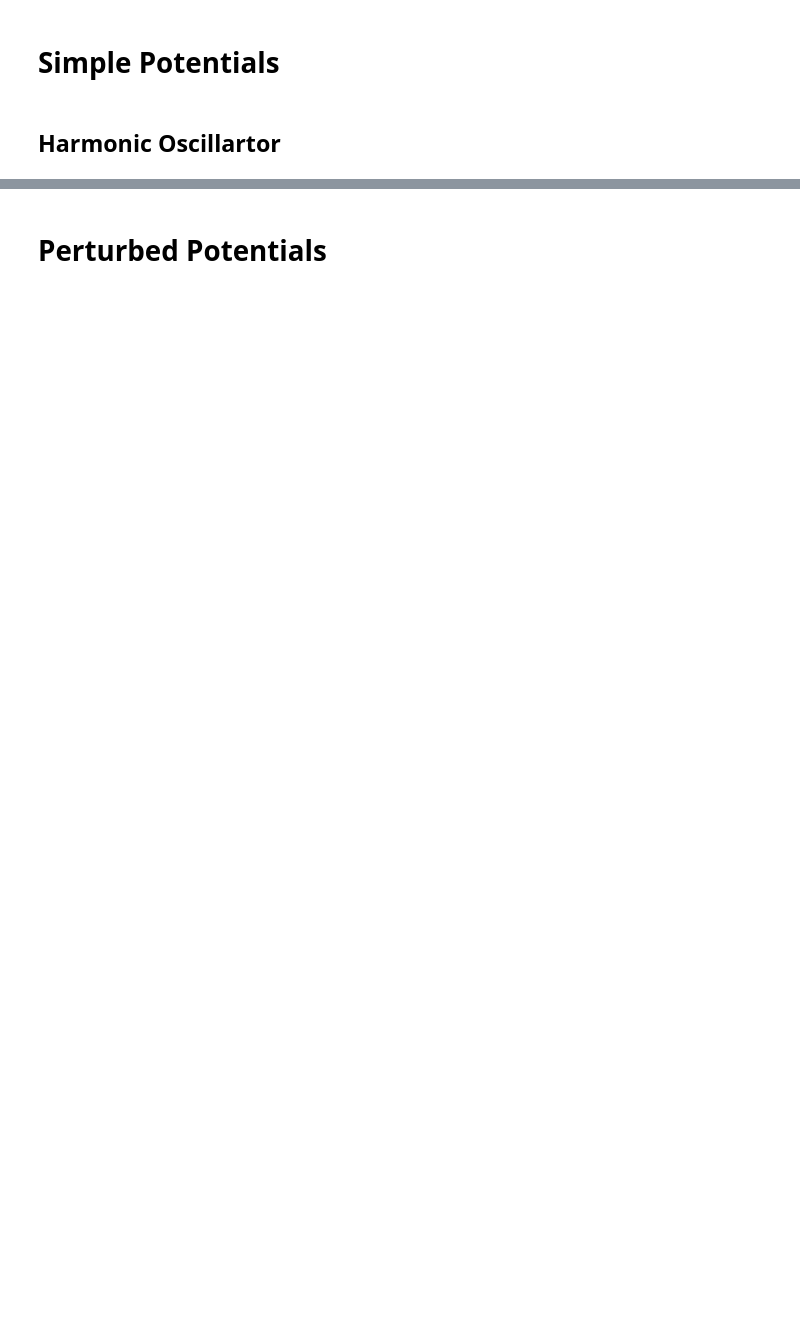
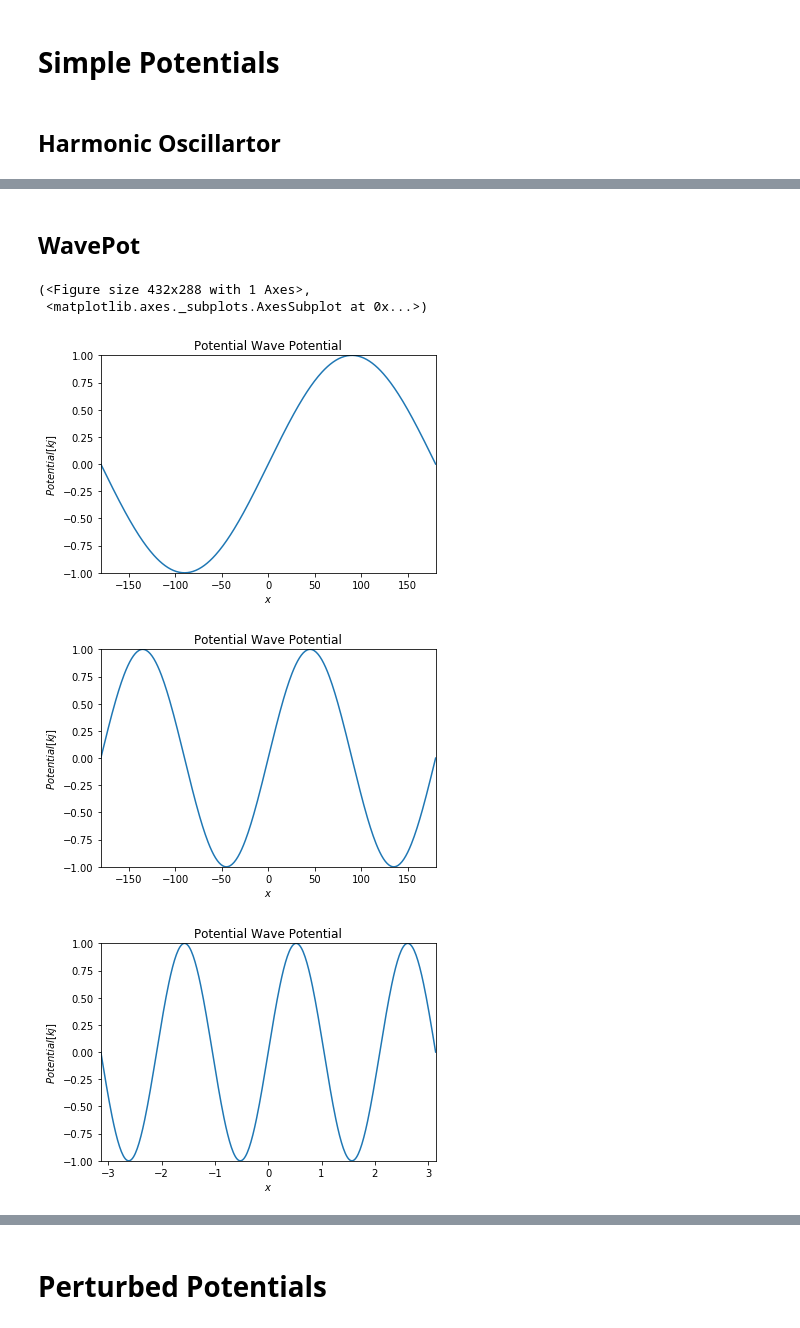
Before and after one commit to dfhahn/ConveyorBelt, a Jupyter notebook: examples/examplePotential1D.ipynb, the cells around one changed output, grey strips where cells are left out. Cells and saved outputs as stored; diff of their text form; code cells hidden in the pictures; blank space fills up the shorter version.

```diff
--- a/examples/examplePotential1D.ipynb
+++ b/examples/examplePotential1D.ipynb
@@ -61,0 +53,22 @@ plt.ylim((-100,100))
+# %% [markdown]
+## WavePot
+# %%
+from src.potential1D import wavePotential
+import math
+wave=wavePotential()
+positions=np.linspace(-180, 180, 360)
+
+plot_1DPotential(potential=wave, positions=positions)
+wave.multiplicity = 2
+plot_1DPotential(potential=wave, positions=positions)
+
+wave.set_radians()
+wave.multiplicity = 3
+positions=np.deg2rad(np.linspace(-180, 180, 360))
+plot_1DPotential(potential=wave, positions=positions)
+# %% [output]
+(<Figure size 432x288 with 1 Axes>,
+ <matplotlib.axes._subplots.AxesSubplot at 0x...>)
+[figure, added]
+[figure, added]
+[figure, added]
```
Also changed, not shown: parts of 21 cells of this notebook, 3 other files.
